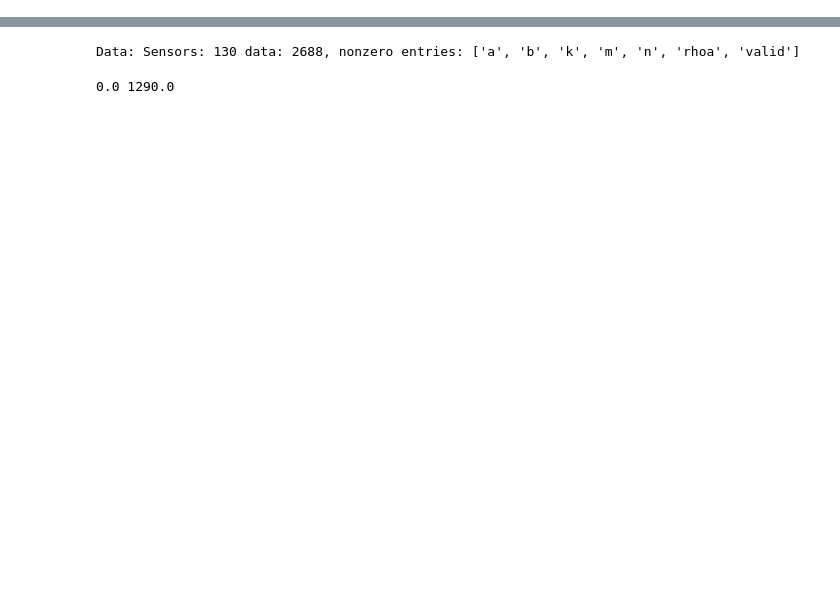
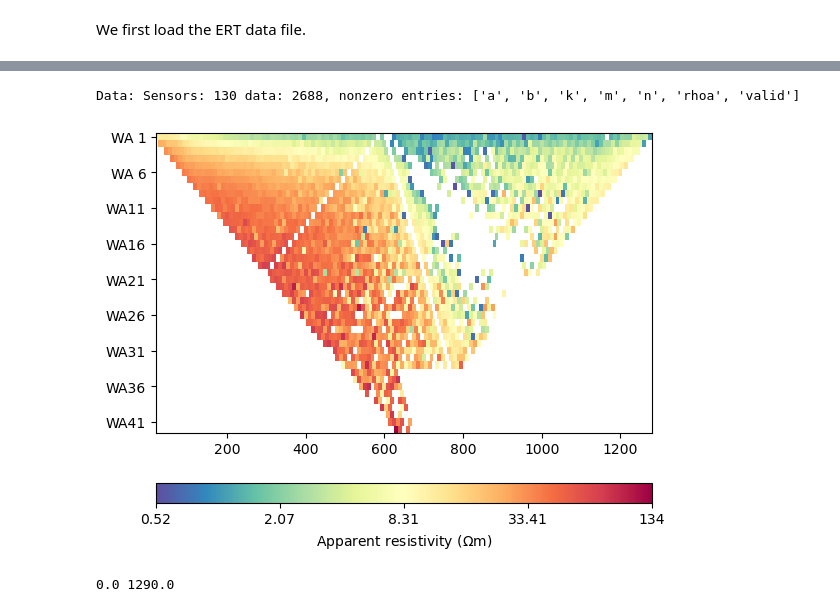
Before and after one commit to gimli-org/notebooks, a Jupyter notebook: ERT/sea/modelling.ipynb, the cells around one changed output, grey strips where cells are left out. Drawn from its saved outputs; the diff is of its cells as text; code cells hidden in the pictures; blank space fills up the shorter version.

```diff
--- a/ERT/sea/modelling.ipynb
+++ b/ERT/sea/modelling.ipynb
@@ -4,8 +10,14 @@ import matplotlib.pyplot as plt
 import pygimli as pg
 import pygimli.meshtools as mt
 from pygimli.physics import ert
+# %% [markdown]
+We first load the ERT data file.
 # %%
 data = ert.load('Line10_notopo.dat')
 data["k"] = ert.geometricFactors(data)
 print(data)
+data.remove(data["rhoa"] <= 0.5)
+data.remove(data["rhoa"] > 150)
+data.remove(data["b"] == 60)
+ert.show(data);
 # %% [output]
@@ -13,4 +25,5 @@ print(data)
 Data: Sensors: 130 data: 2688, nonzero entries: ['a', 'b', 'k', 'm', 'n', 'rhoa', 'valid']
+[figure, added]
 # %%
 ex = pg.x(data)
 print(min(ex), max(ex))
```
Also changed, not shown: parts of 10 cells of this notebook, 1 other file.
